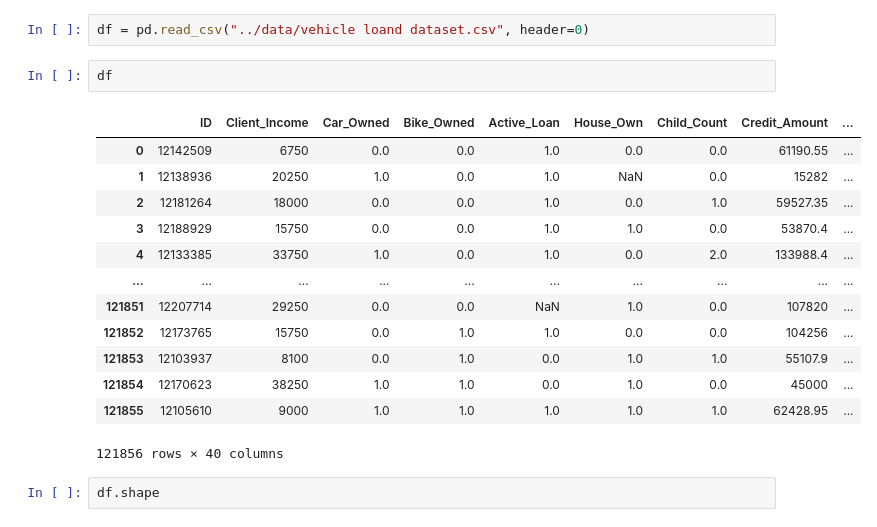
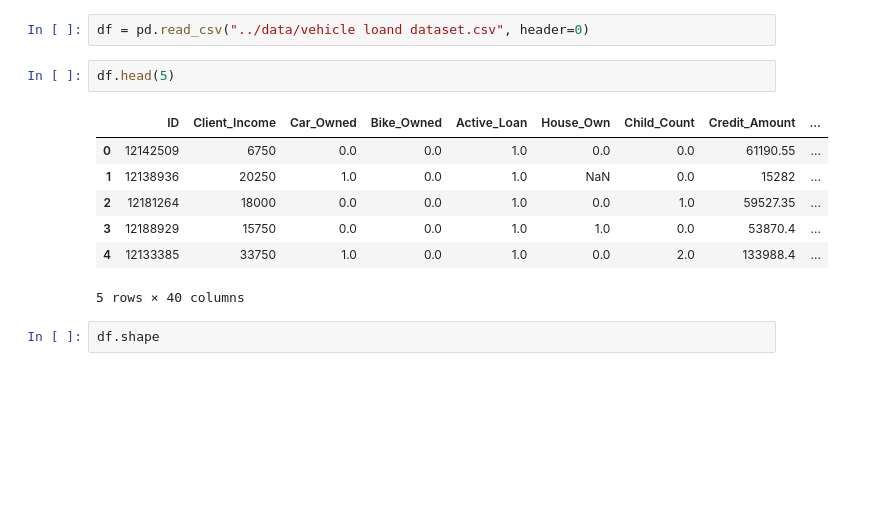
Before and after one commit to Asanka98/Regression, a Jupyter notebook: Logistic Regression/Logistic Regression V1.ipynb, the cells around one changed output. Drawn from its saved outputs; the diff is of its cells as text; blank space fills up the shorter version.

```diff
--- a/Logistic Regression/Logistic Regression V1.ipynb
+++ b/Logistic Regression/Logistic Regression V1.ipynb
@@ -7,21 +7,15 @@ import seaborn as sns
 # %%
 df = pd.read_csv("../data/vehicle loand dataset.csv", header=0)
 # %%
-df
+df.head(5)
 # %% [output]
 |  | ID | Client_Income | Car_Owned | Bike_Owned | Active_Loan | House_Own | Child_Count | Credit_Amount | ... |
 | 0 | 12142509 | 6750 | 0.0 | 0.0 | 1.0 | 0.0 | 0.0 | 61190.55 | ... |
 | 1 | 12138936 | 20250 | 1.0 | 0.0 | 1.0 | NaN | 0.0 | 15282 | ... |
 | 2 | 12181264 | 18000 | 0.0 | 0.0 | 1.0 | 0.0 | 1.0 | 59527.35 | ... |
 | 3 | 12188929 | 15750 | 0.0 | 0.0 | 1.0 | 1.0 | 0.0 | 53870.4 | ... |
 | 4 | 12133385 | 33750 | 1.0 | 0.0 | 1.0 | 0.0 | 2.0 | 133988.4 | ... |
-| ... | ... | ... | ... | ... | ... | ... | ... | ... | ... |
-| 121851 | 12207714 | 29250 | 0.0 | 0.0 | NaN | 1.0 | 0.0 | 107820 | ... |
-| 121852 | 12173765 | 15750 | 0.0 | 1.0 | 1.0 | 0.0 | 0.0 | 104256 | ... |
-| 121853 | 12103937 | 8100 | 0.0 | 1.0 | 0.0 | 1.0 | 1.0 | 55107.9 | ... |
-| 121854 | 12170623 | 38250 | 1.0 | 1.0 | 0.0 | 1.0 | 0.0 | 45000 | ... |
-| 121855 | 12105610 | 9000 | 1.0 | 1.0 | 1.0 | 1.0 | 1.0 | 62428.95 | ... |
-121856 rows × 40 columns
+5 rows × 40 columns
 # %%
 df.shape
 # %% [output]
```
Also changed, not shown: parts of 44 cells of this notebook.
